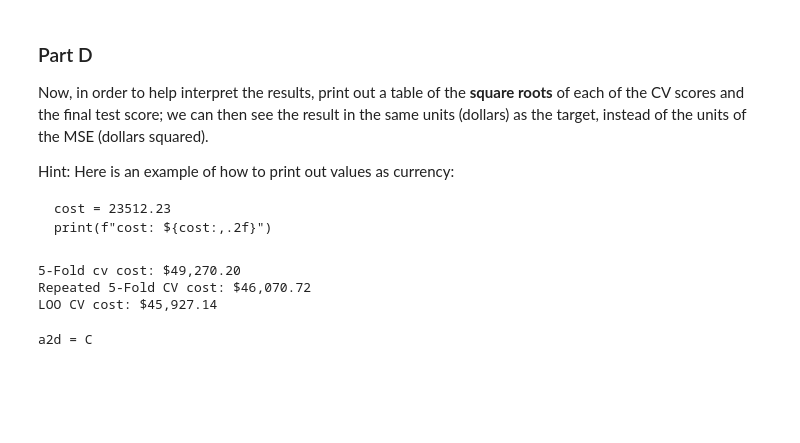
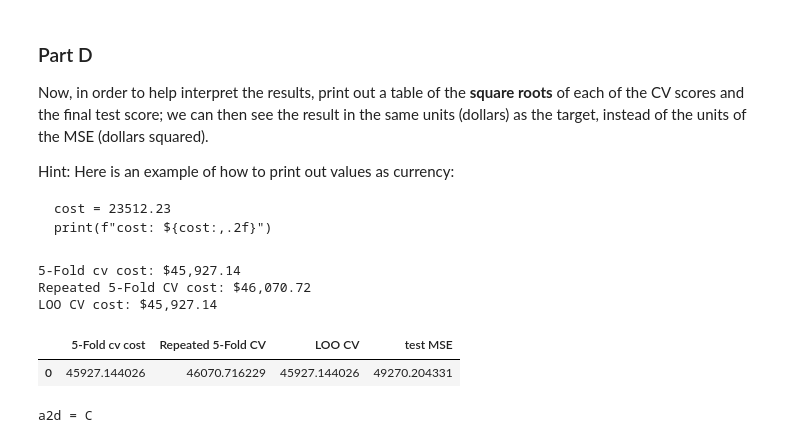
Before and after one commit to Felixe360/Module-3-Assignments, a Jupyter notebook: Homework_04.ipynb, the cells around one changed output. Saved outputs shown, nothing was run; the diff lists cells and outputs as text; code cells hidden in the pictures; blank space fills up the shorter version.

```diff
--- a/Homework_04.ipynb
+++ b/Homework_04.ipynb
@@ -373,7 +374,7 @@ encoder=OrdinalEncoder()
 X=encoder.fit_transform(X[categorical_features])
 
 # Convert back to DataFrame to retain column names
-X = pd.DataFrame(encoded_data, columns=cat_col)
+X = pd.DataFrame(X, columns=cat_col)
 
 
 # Verify
@@ -452,8 +453,6 @@ Read the doc page on `sklearn`'s `RepeatedKFold` for cross validation; repeat th
 and report the CV score (negated mean of MSE measurements over all 100*K folds)
 # %%
 # Your code here
-X_train, X_test, y_train, y_test= train_test_split(X,y, test_size=.2, random_state=42)
-model=LinearRegression()
 repeated_cv= RepeatedKFold(n_splits=5, n_repeats=100, random_state=42)
 
 repeated_cv_scores = cross_val_score(model, X_train, y_train, cv=repeated_cv, scoring='neg_mean_squared_error', n_jobs=-1)
@@ -474,19 +473,12 @@ a2b = 2122510893.8465
 This is simply a matter of setting `cv=LeaveOneOut()`. Run the same experiment and report the CV score.
 # %%
 # Your code here
-X_train, X_test, y_train, y_test= train_test_split(X,y, test_size=.2, random_state=42)
 
-model=LinearRegression()
+
 
 cv_scores=-(cross_val_score(model, X_train,y_train, cv=LeaveOneOut(), scoring='neg_mean_squared_error', n_jobs=-1))
 mean_score=cv_scores.mean()
 print("Cross-validation scores:", cv_scores.mean())
-
-model.fit(X_train, y_train)
-y_pred = model.predict(X_test)
-
-# Test MSE Calculation
-test_mse = mean_squared_error(y_test, y_pred)
 # %% [output]
 Cross-validation scores: 2109302558.4019601
 # %%
@@ -508,17 +500,39 @@ Hint: Here is an example of how to print out values as currency:
     print(f"cost: ${cost:,.2f}")
 # %%
 # Your code here
+model.fit(X_train, y_train)
+y_pred = model.predict(X_test)
 
-cv_5=np.sqrt(test_mse)
+# Test MSE Calculation
+test_mse = np.sqrt(mean_squared_error(y_test, y_pred))
+
+
+cv_5=np.sqrt(cv_scores.mean())
 repeated=np.sqrt(mean_repeated_cv_score)
 Loo=np.sqrt(mean_score  )
+
 print(f'5-Fold cv cost: ${cv_5:,.2f}')
 print(f'Repeated 5-Fold CV cost: ${repeated:,.2f}')
 print(f'LOO CV cost: ${Loo:,.2f}')
+
+
+cv_5=[cv_5]
+repeated=[repeated]
+Loo=[Loo]
+
+results = pd.DataFrame({
+            '5-Fold cv cost': cv_5,
+            'Repeated 5-Fold CV': repeated,
+             'LOO CV': Loo,
+             'test MSE': test_mse
+})
+results
 # %% [output]
-5-Fold cv cost: $49,270.20
+5-Fold cv cost: $45,927.14
 Repeated 5-Fold CV cost: $46,070.72
 LOO CV cost: $45,927.14
+|  | 5-Fold cv cost | Repeated 5-Fold CV | LOO CV | test MSE |
+| 0 | 45927.144026 | 46070.716229 | 45927.144026 | 49270.204331 |
 # %%
 # Assign to this variable the letter of the CV strategy whose RMSE came closest to the actual test score
 
```
Also changed, not shown: parts of 4 cells of this notebook.
